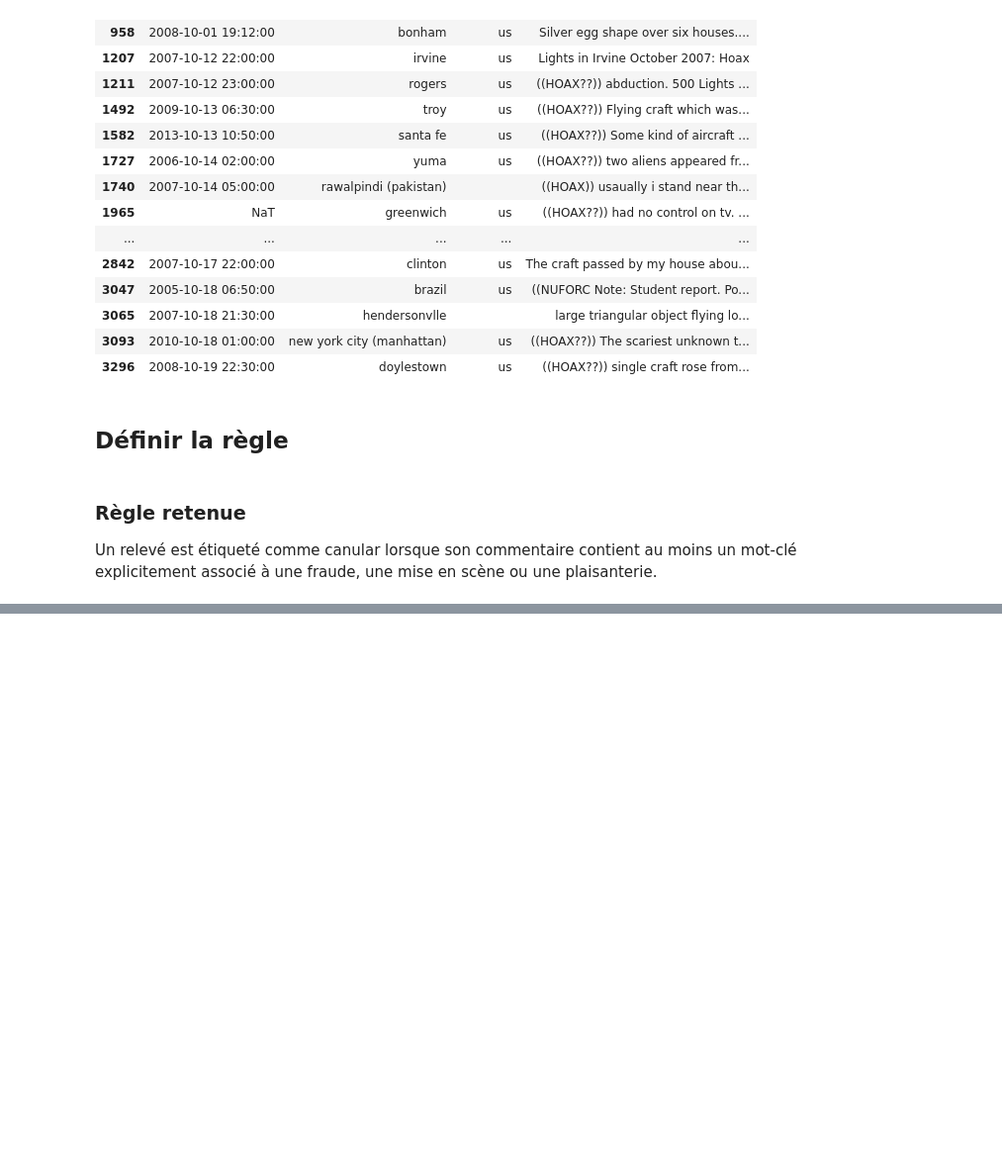
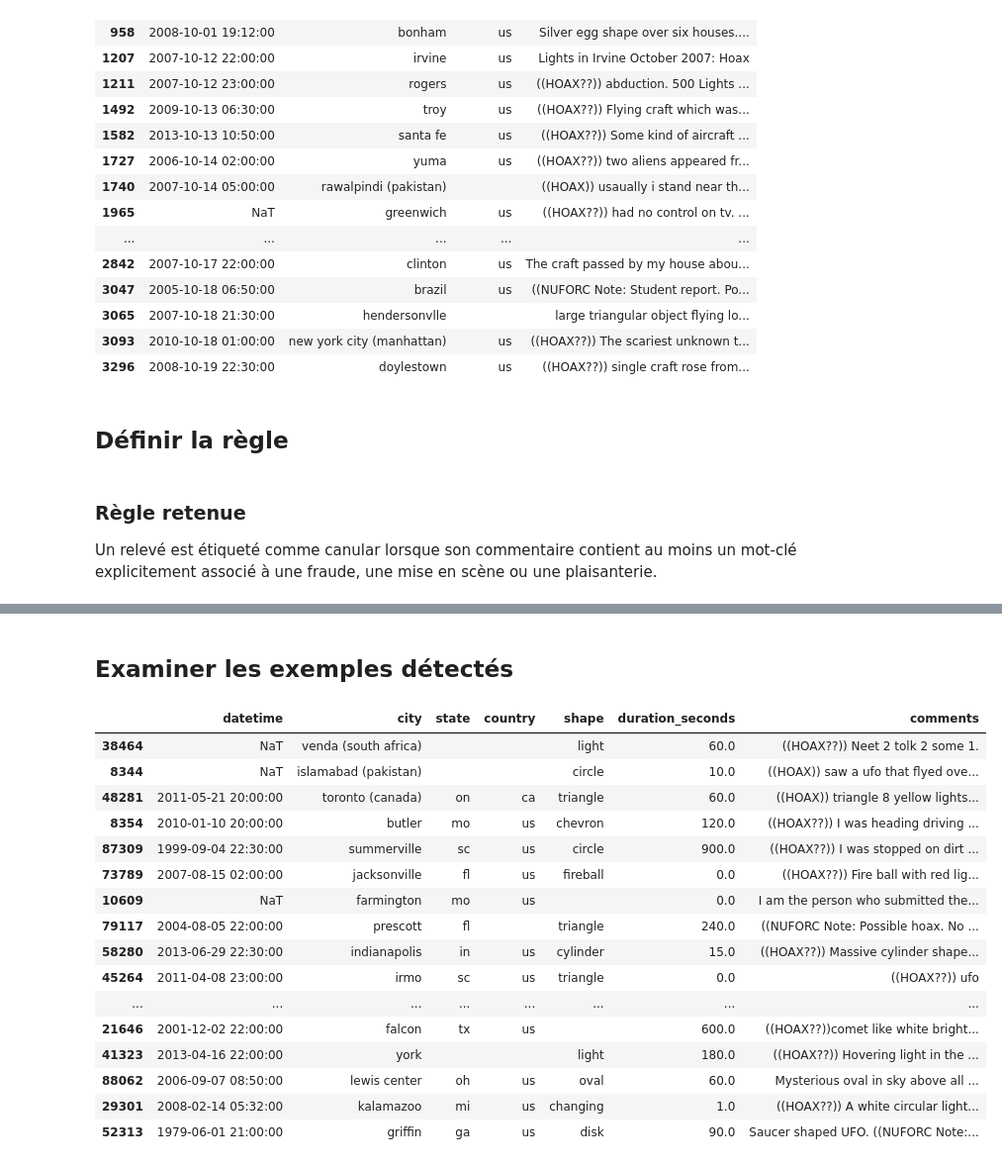
Before and after one commit to McDams/ufo-ml-avance, a Jupyter notebook: notebooks/03_creation_cible.ipynb, the cells around one changed output, grey strips where cells are left out. Shown at 99% size. Drawn from its saved outputs; the diff is of its cells as text; code cells hidden in the pictures; blank space fills up the shorter version.

```diff
--- a/notebooks/03_creation_cible.ipynb
+++ b/notebooks/03_creation_cible.ipynb
@@ -168,0 +191,24 @@ plaisanterie.
+# %%
+df["comments_clean"] = (
+    df["comments"]
+    .fillna("")
+    .astype(str)
+    .str.lower()
+)
+
+df["is_hoax"] = (
+    df["comments_clean"]
+    .str.contains(
+        pattern_canular,
+        regex=True,
+        na=False
+    )
+    .astype(int)
+)
+
+df[
+    [
+        "comments",
+        "is_hoax"
+    ]
+].head(10)
@@ -168,0 +265,38 @@ plaisanterie.
+# %% [markdown]
+## Examiner les exemples détectés
+# %%
+exemples_canulars = df.loc[
+    df["is_hoax"] == 1,
+    [
+        "datetime",
+        "city",
+        "state",
+        "country",
+        "shape",
+        "duration_seconds",
+        "comments"
+    ]
+]
+
+exemples_canulars.sample(
+    n=min(20, len(exemples_canulars)),
+    random_state=42
+)
+# %% [output]
+|  | datetime | city | state | country | shape | duration_seconds | comments |
+| 38464 | NaT | venda (south africa) |  |  | light | 60.0 | ((HOAX??)) Neet 2 tolk 2 some 1. |
+| 8344 | NaT | islamabad (pakistan) |  |  | circle | 10.0 | ((HOAX)) saw a ufo that flyed ove... |
+| 48281 | 2011-05-21 20:00:00 | toronto (canada) | on | ca | triangle | 60.0 | ((HOAX)) triangle 8 yellow lights... |
+| 8354 | 2010-01-10 20:00:00 | butler | mo | us | chevron | 120.0 | ((HOAX??)) I was heading driving ... |
+| 87309 | 1999-09-04 22:30:00 | summerville | sc | us | circle | 900.0 | ((HOAX??)) I was stopped on dirt ... |
+| 73789 | 2007-08-15 02:00:00 | jacksonville | fl | us | fireball | 0.0 | ((HOAX??)) Fire ball with red lig... |
+| 10609 | NaT | farmington | mo | us |  | 0.0 | I am the person who submitted the... |
+| 79117 | 2004-08-05 22:00:00 | prescott | fl |  | triangle | 240.0 | ((NUFORC Note: Possible hoax. No ... |
+| 58280 | 2013-06-29 22:30:00 | indianapolis | in | us | cylinder | 15.0 | ((HOAX??)) Massive cylinder shape... |
+| 45264 | 2011-04-08 23:00:00 | irmo | sc | us | triangle | 0.0 | ((HOAX??)) ufo |
+| ... | ... | ... | ... | ... | ... | ... | ... |
+| 21646 | 2001-12-02 22:00:00 | falcon | tx | us |  | 600.0 | ((HOAX??))comet like white bright... |
+| 41323 | 2013-04-16 22:00:00 | york |  |  | light | 180.0 | ((HOAX??)) Hovering light in the ... |
+| 88062 | 2006-09-07 08:50:00 | lewis center | oh | us | oval | 60.0 | Mysterious oval in sky above all ... |
+| 29301 | 2008-02-14 05:32:00 | kalamazoo | mi | us | changing | 1.0 | ((HOAX??)) A white circular light... |
+| 52313 | 1979-06-01 21:00:00 | griffin | ga | us | disk | 90.0 | Saucer shaped UFO. ((NUFORC Note:... |
```
Also changed, not shown: parts of 13 cells of this notebook.
